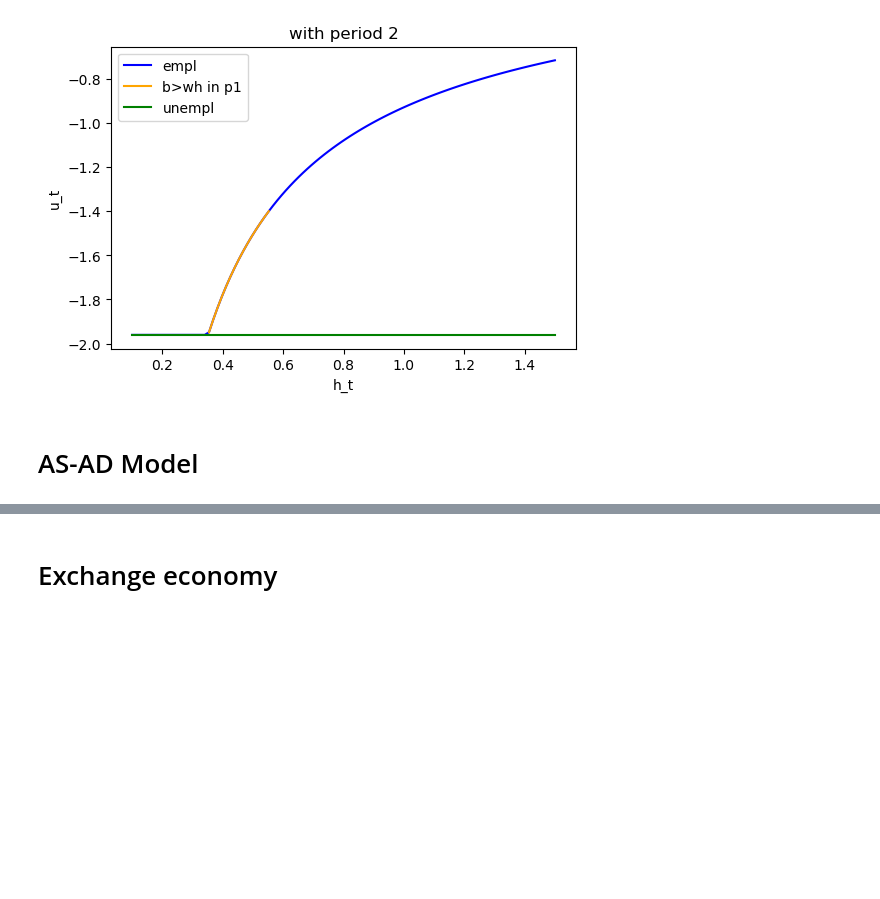
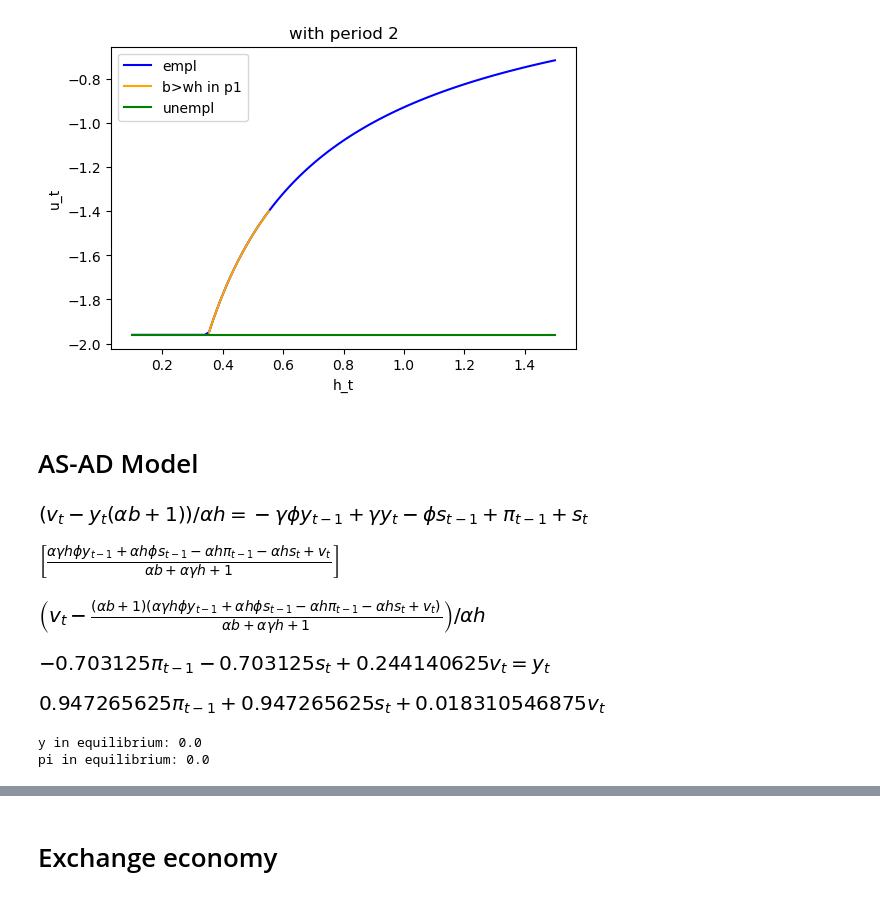
Before and after one commit to s-corfixen/projects-2019-snake-on-3310, a Jupyter notebook: exam/examproject.ipynb, the cells around one changed output, grey strips where cells are left out. Drawn from its saved outputs; the diff is of its cells as text; code cells hidden in the pictures; blank space fills up the shorter version.

```diff
--- a/exam/examproject.ipynb
+++ b/exam/examproject.ipynb
@@ -182,3 +184,49 @@ ax2.legend()
 [figure]
 # %% [markdown]
 # AS-AD Model
+# %%
+par = {}
+par["alpha"] = 5.76
+par["h"] = 0.5
+par["b"] = 0.5
+par["phi"] = 0
+par["gamma"]=0.075
+
+sm.init_printing(use_unicode=True)
+pi_t = sm.symbols('pi_t')
+pi_t1 = sm.symbols('pi_t-1')
+alpha = sm.symbols("alpha")
+h = sm.symbols("h")
+b = sm.symbols("b")
+phi = sm.symbols("phi")
+gamma = sm.symbols("gamma")
+v_t = sm.symbols('v_t')
+y_t = sm.symbols('y_t')
+y_t1 = sm.symbols('y_t-1')
+s_t = sm.symbols('s_t')
+s_t1 = sm.symbols('s_t-1')
+# %%
+adsras = sm.Eq(1/(h*alpha)*(v_t-(1+b*alpha)*y_t), pi_t1 + gamma*y_t - phi*gamma*y_t1 + s_t - phi*s_t1)
+adsras
+# %% [output]
+[figure, added]
+# %%
+y_sol = sm.solve(adsras, y_t)
+y_sol
+# %% [output]
+[figure, added]
+# %%
+admod = 1/(h*alpha)*(v_t-(1+b*alpha)*y_sol[0])
+admod
+# %% [output]
+[figure, added]
+# %%
+y_sol_num = sm.Eq(y_sol[0].subs(alpha, par["alpha"]).subs(h,par["h"]).subs(b,par["b"]).subs(phi,par["phi"]).subs(gamma,par["gamma"]),y_t)
+y_sol_num
+# %% [output]
+[figure, added]
+# %%
+admod_num = admod.subs(alpha, par["alpha"]).subs(h,par["h"]).subs(b,par["b"]).subs(phi,par["phi"]).subs(gamma,par["gamma"])
+admod_num
+# %% [output]
+[figure, added]
@@ -184,0 +246,6 @@ ax2.legend()
+# %%
+print(f"y in equilibrium:",y_graph)
+print(f"pi in equilibrium:",pi_graph)
+# %% [output]
+y in equilibrium: 0.0
+pi in equilibrium: 0.0
```
Also changed, not shown: parts of 14 cells of this notebook, 1 other file.
